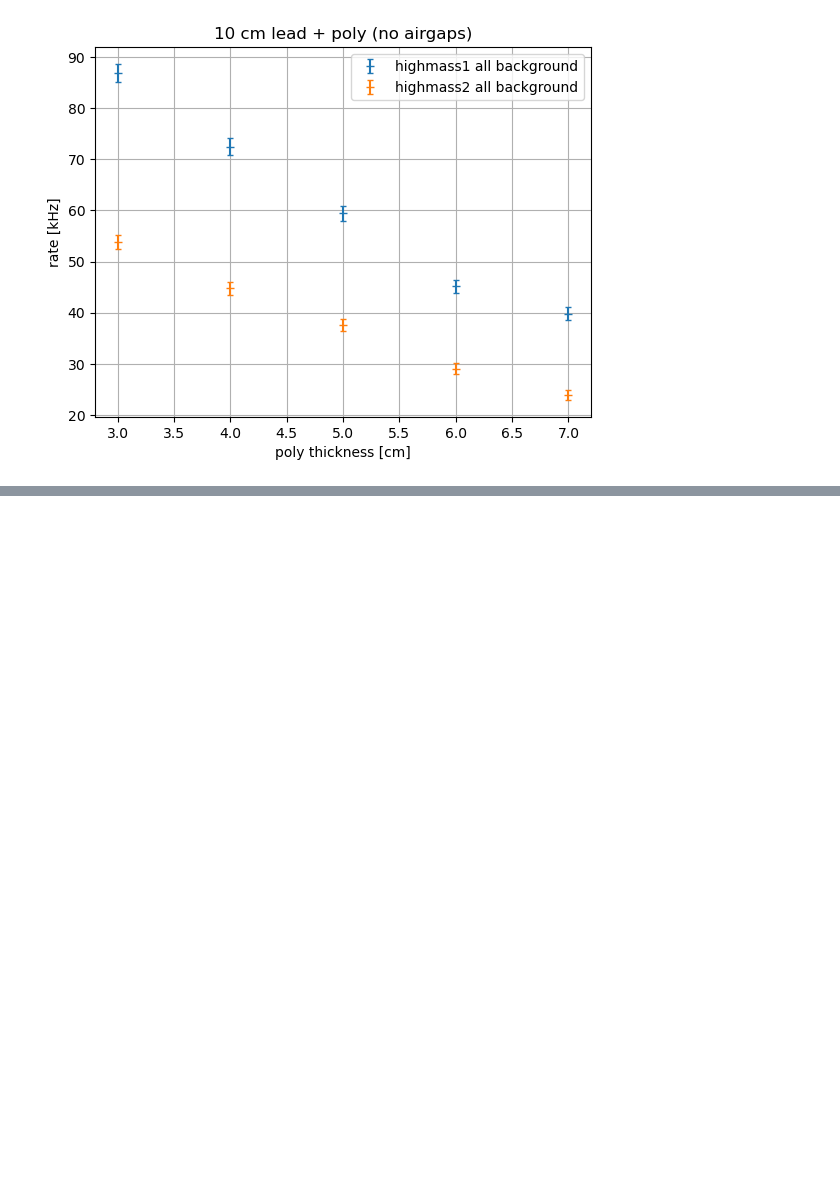
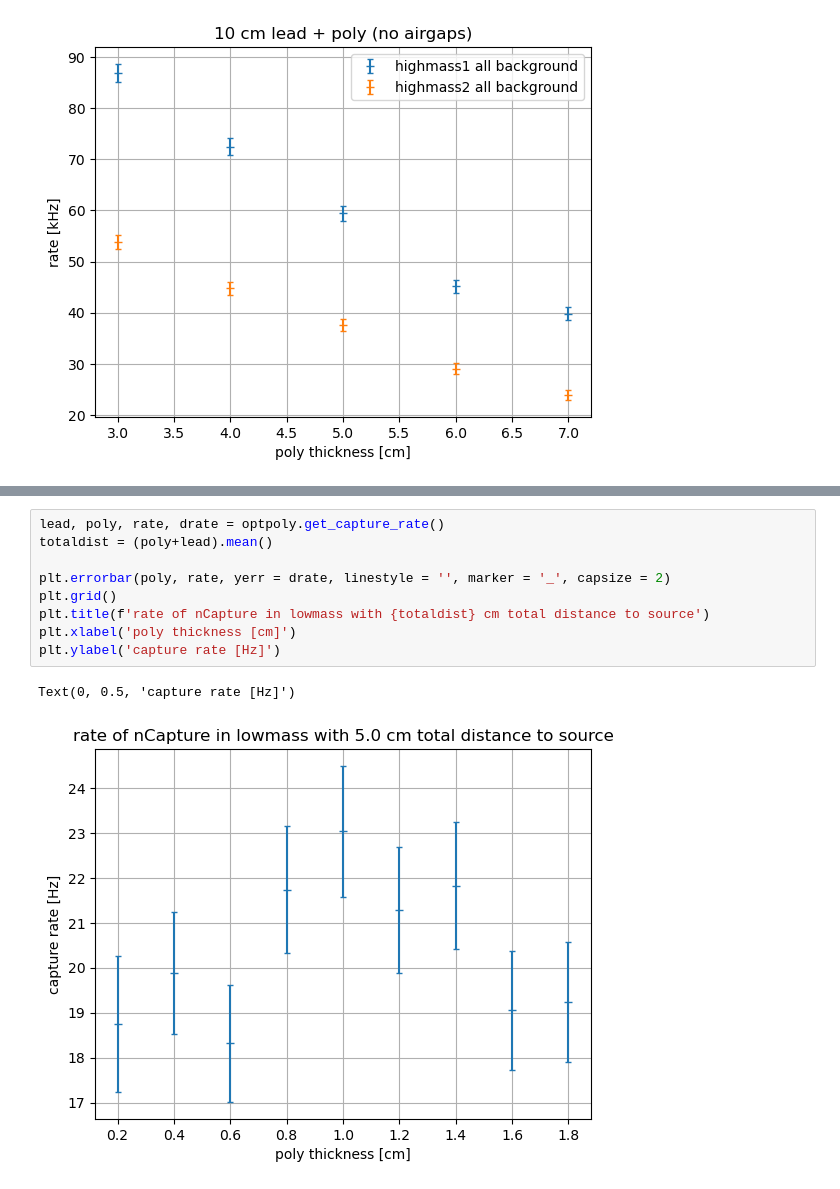
Before and after one commit to tamu-edu/doublecap, a Jupyter notebook: analysis/rate_calculations.ipynb, the cells around one changed output, grey strips where cells are left out. Saved outputs shown, nothing was run; the diff lists cells and outputs as text; blank space fills up the shorter version.

```diff
--- a/analysis/rate_calculations.ipynb
+++ b/analysis/rate_calculations.ipynb
@@ -651,0 +695,12 @@ plt.legend()
+# %%
+lead, poly, rate, drate = optpoly.get_capture_rate()
+totaldist = (poly+lead).mean()
+
+plt.errorbar(poly, rate, yerr = drate, linestyle = '', marker = '_', capsize = 2)
+plt.grid()
+plt.title(f'rate of nCapture in lowmass with {totaldist} cm total distance to source')
+plt.xlabel('poly thickness [cm]')
+plt.ylabel('capture rate [Hz]')
+# %% [output]
+Text(0, 0.5, 'capture rate [Hz]')
+[figure, added]
```
Also changed, not shown: parts of 4 cells of this notebook.
